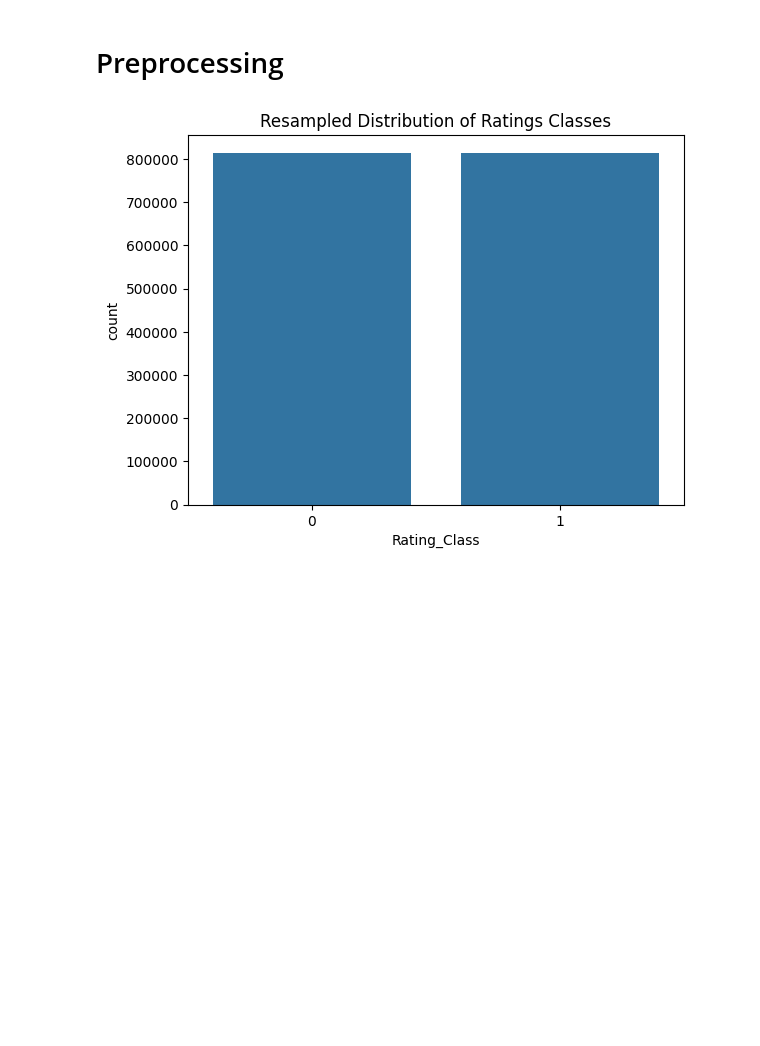
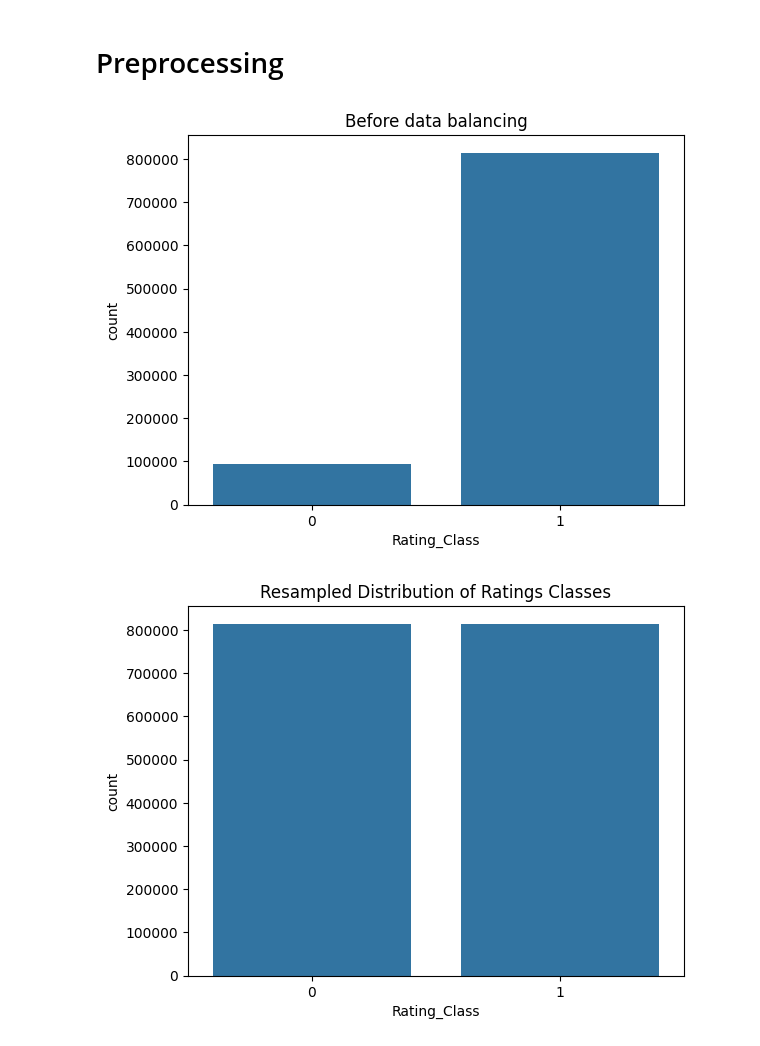
Before and after one commit to BozorgmehrFatahi/Product-Recommender-System, a Jupyter notebook: project.ipynb, the cells around one changed output. Saved outputs shown, nothing was run; the diff lists cells and outputs as text; code cells hidden in the pictures; blank space fills up the shorter version.

```diff
--- a/project.ipynb
+++ b/project.ipynb
@@ -55 +58,7 @@ df['Rating_Class'] = (df['Rating'] >= 0.5).astype(int)
+# %%
+sns.countplot(x=y)
+plt.title('Before data balancing')
+plt.show()
+# %% [output]
+[figure, added]
 # %%
```
Also changed, not shown: parts of 2 cells of this notebook.
